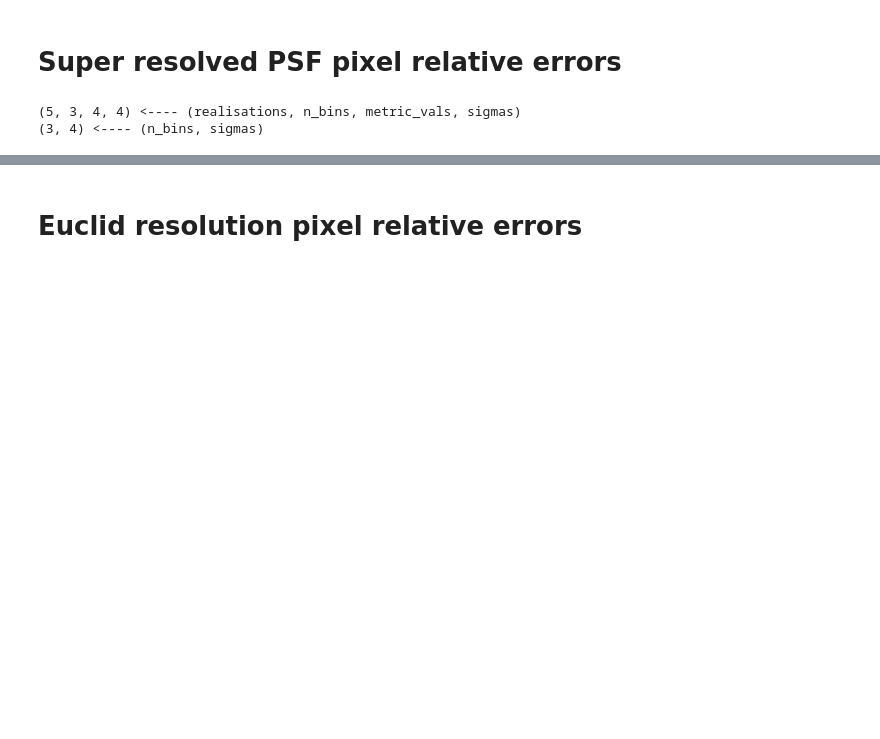
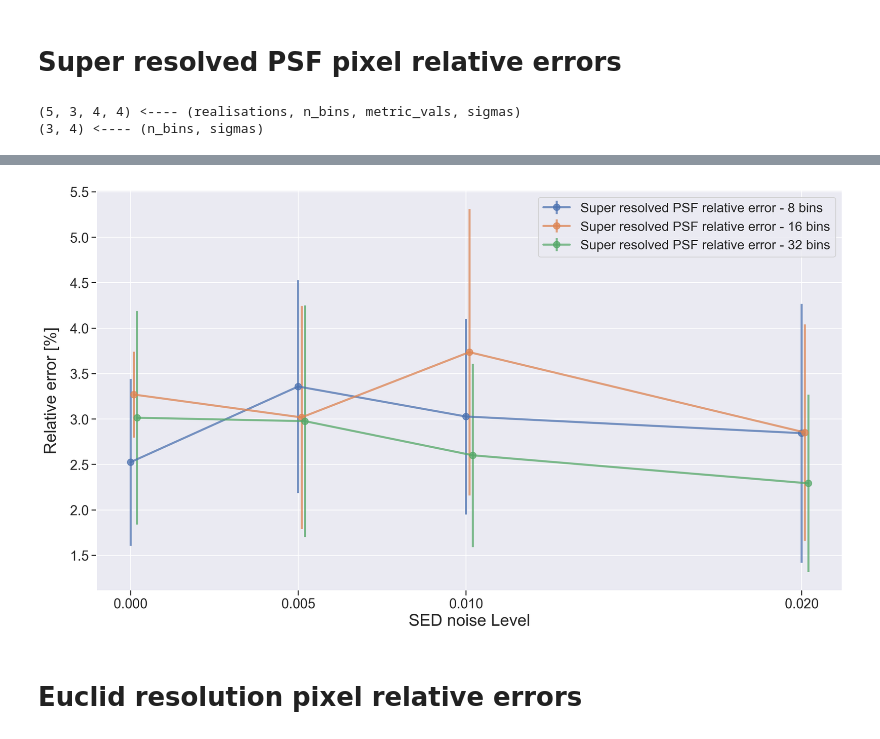
Before and after one commit to tobias-liaudat/wf-SEDs, a Jupyter notebook: interp_SED_model/notebooks/interp_model_results.ipynb, the cells around one changed output, grey strips where cells are left out. Cells and saved outputs as stored; diff of their text form; code cells hidden in the pictures; blank space fills up the shorter version.

```diff
--- a/interp_SED_model/notebooks/interp_model_results.ipynb
+++ b/interp_SED_model/notebooks/interp_model_results.ipynb
@@ -43,6 +43,7 @@ metrics_dict_list = np.array([[wf_psf.script_utils.extract_shape_pix_results([np
 print(metrics_dict_list.shape, '<---- (realisations, n_bins, metric_vals, sigmas)')
 # 2 ---> relative RMSE (check output of: wf_psf.script_utils.extract_shape_pix_results())
 pix_rel_rmse = np.mean(metrics_dict_list[:,:,2,:], axis=(0))
+pix_rel_rmse_std = np.std(metrics_dict_list[:,:,2,:], axis=(0))
 print(pix_rel_rmse.shape, '<---- (n_bins, sigmas)')
 # %% [output]
 (5, 3, 4, 4) <---- (realisations, n_bins, metric_vals, sigmas)
@@ -89,3 +90,42 @@ plt.show()
+# %%
+# Define style
+define_plot_style()
+sns.set(font_scale=1.5)
+
+fig = plt.figure(figsize=(14,8))
+ax1 = fig.add_subplot()
+
+kwargs = dict(linewidth=2.5, alpha=0.75, markersize=8)
+
+#ax1.plot(sigma_vals, polyc_rel_rmse, label='Euclid resolution PSF relative error', **kwargs)
+ax1.errorbar(sigma_vals, pix_rel_rmse[0,:], pix_rel_rmse_std[0,:], label='Super resolved PSF relative error - 8 bins', **kwargs)
+ax1.errorbar(np.array(sigma_vals)+1e-4, pix_rel_rmse[1,:], pix_rel_rmse_std[1,:], label='Super resolved PSF relative error - 16 bins', **kwargs)
+ax1.errorbar(np.array(sigma_vals)+2e-4, pix_rel_rmse[2,:], pix_rel_rmse_std[2,:], label='Super resolved PSF relative error - 32 bins', **kwargs)
+
+ax1.legend(prop={'size': 16})#, loc='upper right')
+
+plt.xticks(sigma_vals)
+
+
+ax1.spines['bottom'].set_visible(False)
+ax1.spines['top'].set_visible(False)
+
+ax1.xaxis.tick_bottom()
+ax1.yaxis.tick_left()
+
+
+# plt.minorticks_on()
+ax1.yaxis.major.formatter._useMathText = True
+ax1.xaxis.major.formatter._useMathText = True
+
+ax1.set_ylabel('Relative error [%]', fontsize = 20)
+ax1.yaxis.set_label_coords(-0.05,0.5, transform=ax1.transAxes)
+ax1.set_xlabel('SED noise Level', fontsize = 20)
+
+#plt.savefig(saving_folder + 'SR_RMSE_vs_Sigma_interp_models_errorbar.pdf')
+plt.show()
+# %% [output]
+[figure, added]
 # %% [markdown]
 # Euclid resolution pixel relative errors
 # %%
```
Also changed, not shown: parts of 1 cell of this notebook, 2 other files.
